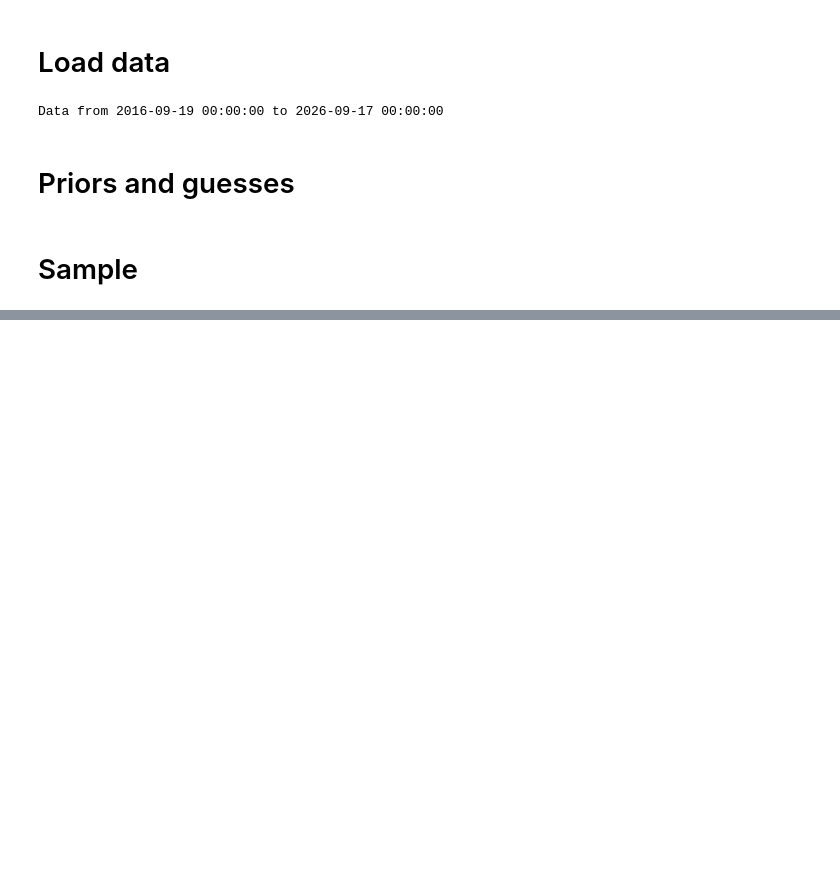
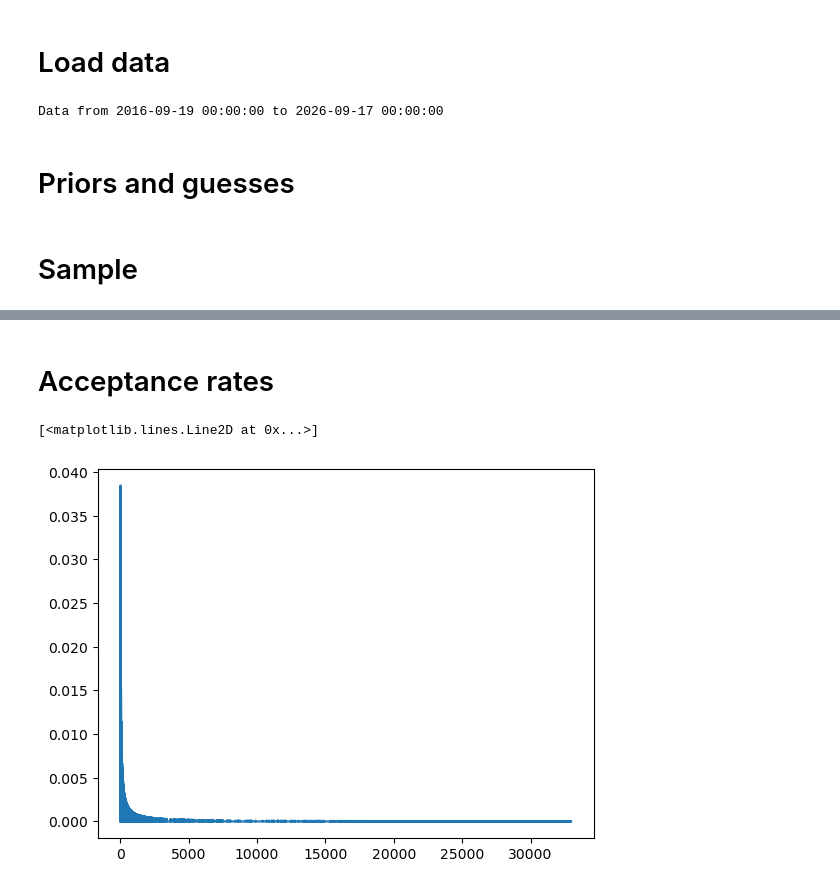
Before and after one commit to qxb650/MCSeminar, a Jupyter notebook: 02_cyclical_MCMC.ipynb, the cells around one changed output, grey strips where cells are left out. Drawn from its saved outputs; the diff is of its cells as text; code cells hidden in the pictures; blank space fills up the shorter version.

```diff
--- a/02_cyclical_MCMC.ipynb
+++ b/02_cyclical_MCMC.ipynb
@@ -86,5 +86,14 @@ def allocate_draws(G, T):
     }
     return draws
 
+def allocate_accepts(G, T):
+    accepts = {
+        'sigma_sq_V' : np.zeros((G,)) + np.nan,
+        'rho' : np.zeros((G,)) + np.nan,
+        'V' : np.zeros((T,G)) + np.nan
+    }
+    return accepts
+
 draws = allocate_draws(G, T)
+accepts = allocate_accepts(G, T)
 # %%
@@ -117,0 +129,9 @@ plot_distributions(draws, G)
+# %% [markdown]
+# Acceptance rates
+# %%
+cum_acceptrate = accepts['rho'][~np.isnan(accepts['rho'])] / np.arange(1,1+np.sum(~np.isnan(accepts['rho'])))
+
+plt.plot(cum_acceptrate)
+# %% [output]
+[<matplotlib.lines.Line2D at 0x...>]
+[figure, added]
```
Also changed, not shown: parts of 9 cells of this notebook, 2 other files.
